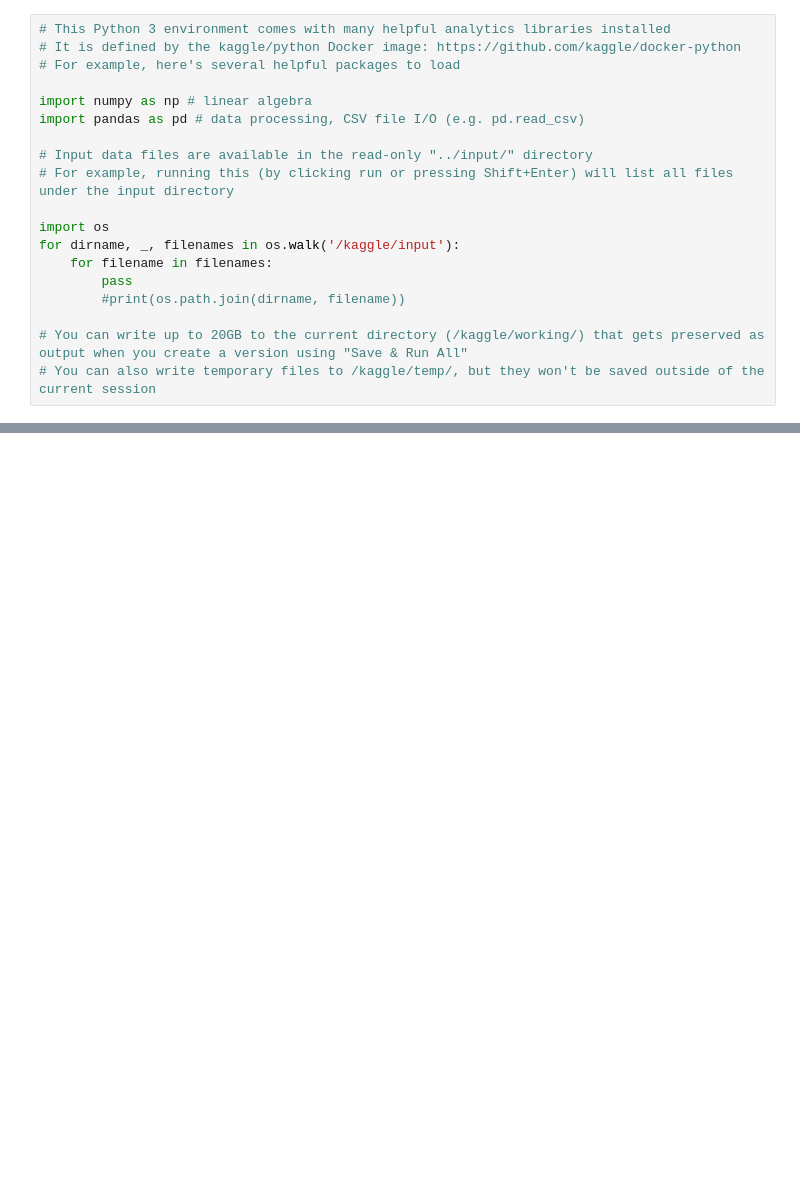
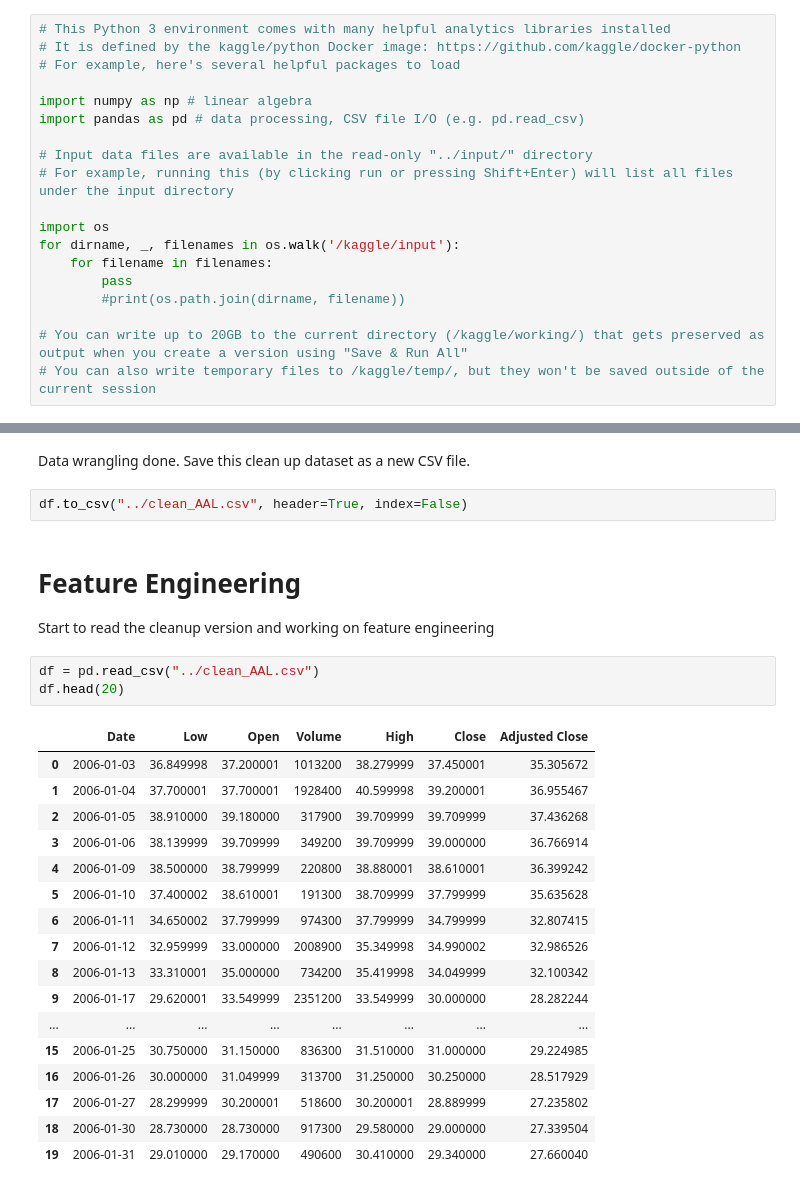
Before and after one commit to haipahm3108/Stock-data-ts-practice, a Jupyter notebook: stock-ts-practice.ipynb, the cells around one changed output, grey strips where cells are left out. Cells and saved outputs as stored; diff of their text form; blank space fills up the shorter version.

```diff
--- a/stock-ts-practice.ipynb
+++ b/stock-ts-practice.ipynb
@@ -19,0 +191,28 @@ for dirname, _, filenames in os.walk('/kaggle/input'):
+# %% [markdown]
+Data wrangling done. Save this clean up dataset as a new CSV file.
+# %%
+df.to_csv("../clean_AAL.csv", header=True, index=False)
+# %% [markdown]
+# Feature Engineering
+Start to read the cleanup version and working on feature engineering
+# %%
+df = pd.read_csv("../clean_AAL.csv")
+df.head(20)
+# %% [output]
+|  | Date | Low | Open | Volume | High | Close | Adjusted Close |
+| 0 | 2006-01-03 | 36.849998 | 37.200001 | 1013200 | 38.279999 | 37.450001 | 35.305672 |
+| 1 | 2006-01-04 | 37.700001 | 37.700001 | 1928400 | 40.599998 | 39.200001 | 36.955467 |
+| 2 | 2006-01-05 | 38.910000 | 39.180000 | 317900 | 39.709999 | 39.709999 | 37.436268 |
+| 3 | 2006-01-06 | 38.139999 | 39.709999 | 349200 | 39.709999 | 39.000000 | 36.766914 |
+| 4 | 2006-01-09 | 38.500000 | 38.799999 | 220800 | 38.880001 | 38.610001 | 36.399242 |
+| 5 | 2006-01-10 | 37.400002 | 38.610001 | 191300 | 38.709999 | 37.799999 | 35.635628 |
+| 6 | 2006-01-11 | 34.650002 | 37.799999 | 974300 | 37.799999 | 34.799999 | 32.807415 |
+| 7 | 2006-01-12 | 32.959999 | 33.000000 | 2008900 | 35.349998 | 34.990002 | 32.986526 |
+| 8 | 2006-01-13 | 33.310001 | 35.000000 | 734200 | 35.419998 | 34.049999 | 32.100342 |
+| 9 | 2006-01-17 | 29.620001 | 33.549999 | 2351200 | 33.549999 | 30.000000 | 28.282244 |
+| ... | ... | ... | ... | ... | ... | ... | ... |
+| 15 | 2006-01-25 | 30.750000 | 31.150000 | 836300 | 31.510000 | 31.000000 | 29.224985 |
+| 16 | 2006-01-26 | 30.000000 | 31.049999 | 313700 | 31.250000 | 30.250000 | 28.517929 |
+| 17 | 2006-01-27 | 28.299999 | 30.200001 | 518600 | 30.200001 | 28.889999 | 27.235802 |
+| 18 | 2006-01-30 | 28.730000 | 28.730000 | 917300 | 29.580000 | 29.000000 | 27.339504 |
+| 19 | 2006-01-31 | 29.010000 | 29.170000 | 490600 | 30.410000 | 29.340000 | 27.660040 |
```
Also changed, not shown: parts of 23 cells of this notebook.
